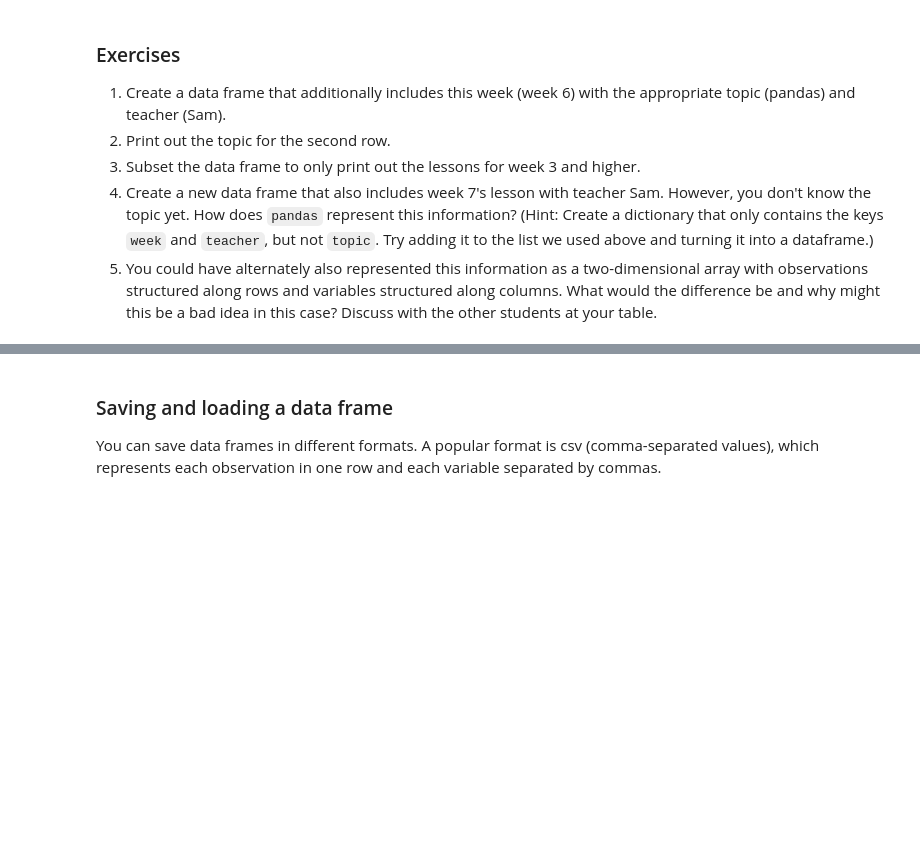
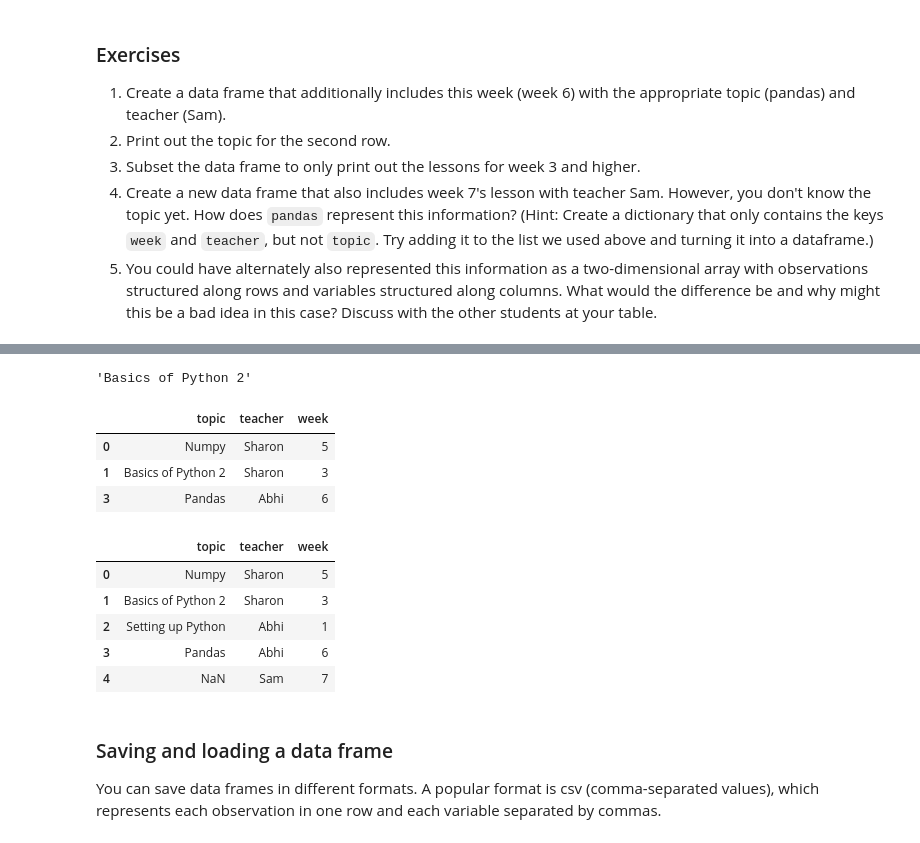
Before and after one commit to jsn2143/intro2python, a Jupyter notebook: Week06_student.ipynb, the cells around one changed output, grey strips where cells are left out. Saved outputs shown, nothing was run; the diff lists cells and outputs as text; code cells hidden in the pictures; blank space fills up the shorter version.

```diff
--- a/Week06_student.ipynb
+++ b/Week06_student.ipynb
@@ -243,3 +470,36 @@ df_lessons
+# %%
+#2
+df.loc[1,'topic']
+df['topic'][1]
+df.iloc[1,0]
+# %% [output]
+'Basics of Python 2'
+# %%
+#3
+df[df['week']>=3]
+# %% [output]
+|  | topic | teacher | week |
+| 0 | Numpy | Sharon | 5 |
+| 1 | Basics of Python 2 | Sharon | 3 |
+| 3 | Pandas | Abhi | 6 |
+# %%
+#4
+wk7_dict = {
+    'teacher': 'Sam',
+    'week': 7
+}
+
+lst_lessons.append(wk7_dict)
+df2 = pd.DataFrame(lst_lessons)
+# %%
+df2
+# %% [output]
+|  | topic | teacher | week |
+| 0 | Numpy | Sharon | 5 |
+| 1 | Basics of Python 2 | Sharon | 3 |
+| 2 | Setting up Python | Abhi | 1 |
+| 3 | Pandas | Abhi | 6 |
+| 4 | NaN | Sam | 7 |
 # %% [markdown]
 ### Saving and loading a data frame
 You can save data frames in different formats. A popular format is csv (comma-separated values), which represents each observation in one row and each variable separated by commas.
```
Also changed, not shown: parts of 58 cells of this notebook, 1 other file.
